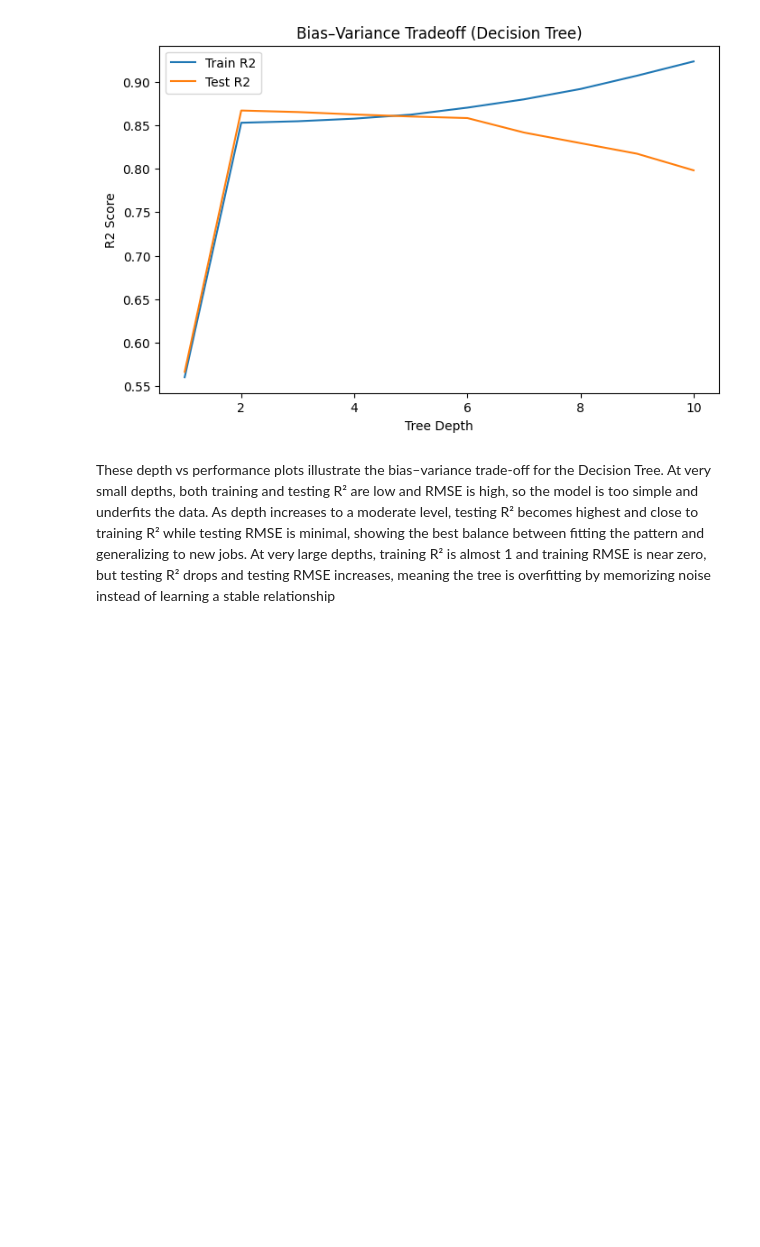
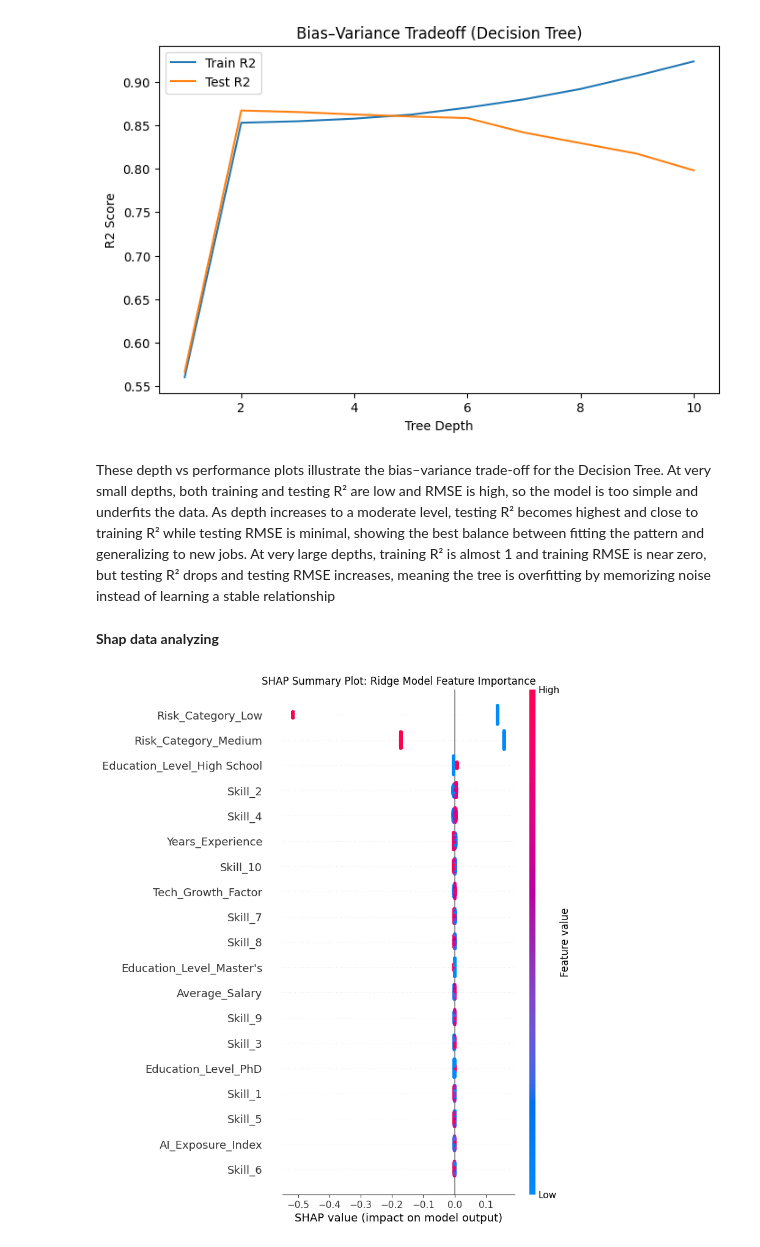
Before and after one commit to hashini596/AI-Impact-on-Jobs-2030, a Jupyter notebook: new1.ipynb, the cells around one changed output. Cells and saved outputs as stored; diff of their text form; code cells hidden in the pictures; blank space fills up the shorter version.

```diff
--- a/new1.ipynb
+++ b/new1.ipynb
@@ -427,3 +427,14 @@ plt.show()
 [figure]
 # %% [markdown]
 These depth vs performance plots illustrate the bias–variance trade-off for the Decision Tree. At very small depths, both training and testing R² are low and RMSE is high, so the model is too simple and underfits the data. As depth increases to a moderate level, testing R² becomes highest and close to training R² while testing RMSE is minimal, showing the best balance between fitting the pattern and generalizing to new jobs. At very large depths, training R² is almost 1 and training RMSE is near zero, but testing R² drops and testing RMSE increases, meaning the tree is overfitting by memorizing noise instead of learning a stable relationship
+# %% [markdown]
+**Shap data analyzing**
+# %%
+ridge = models['Ridge']
+explainer = shap.LinearExplainer(ridge, X_train)
+shap_values = explainer.shap_values(X_test)
+shap.summary_plot(shap_values, X_test, feature_names=X.columns, show=False)
+plt.title('SHAP Summary Plot: Ridge Model Feature Importance')
+plt.show()
+# %% [output]
+[figure, added]
```
Also changed, not shown: parts of 1 cell of this notebook.
